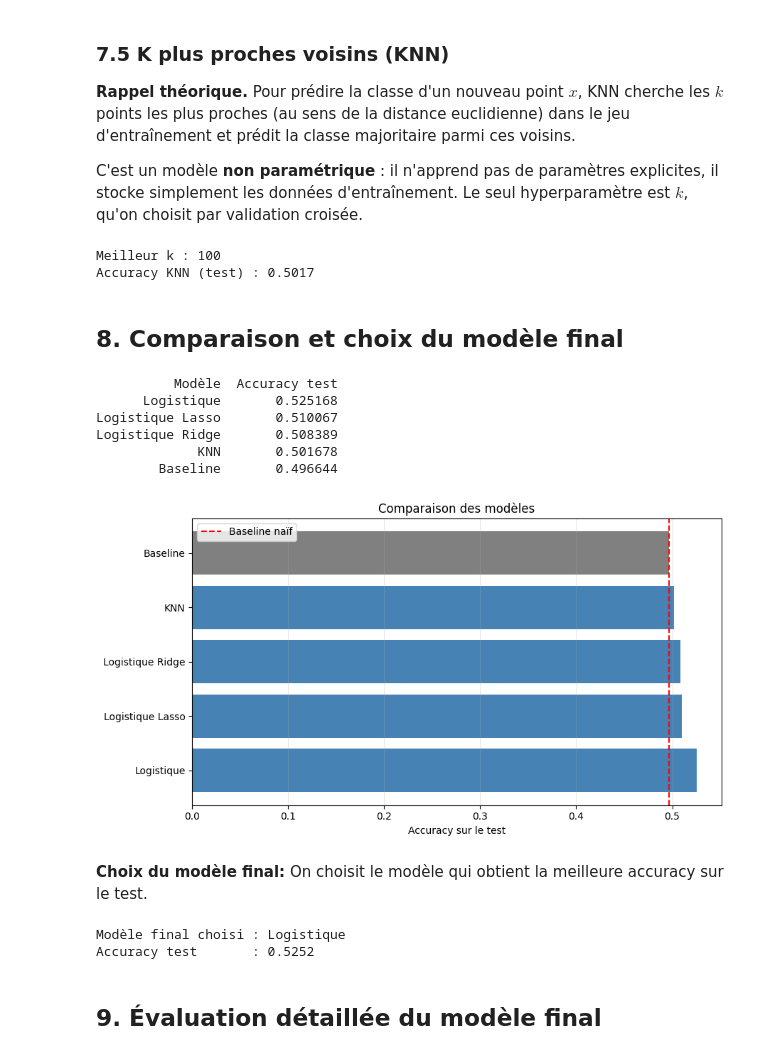
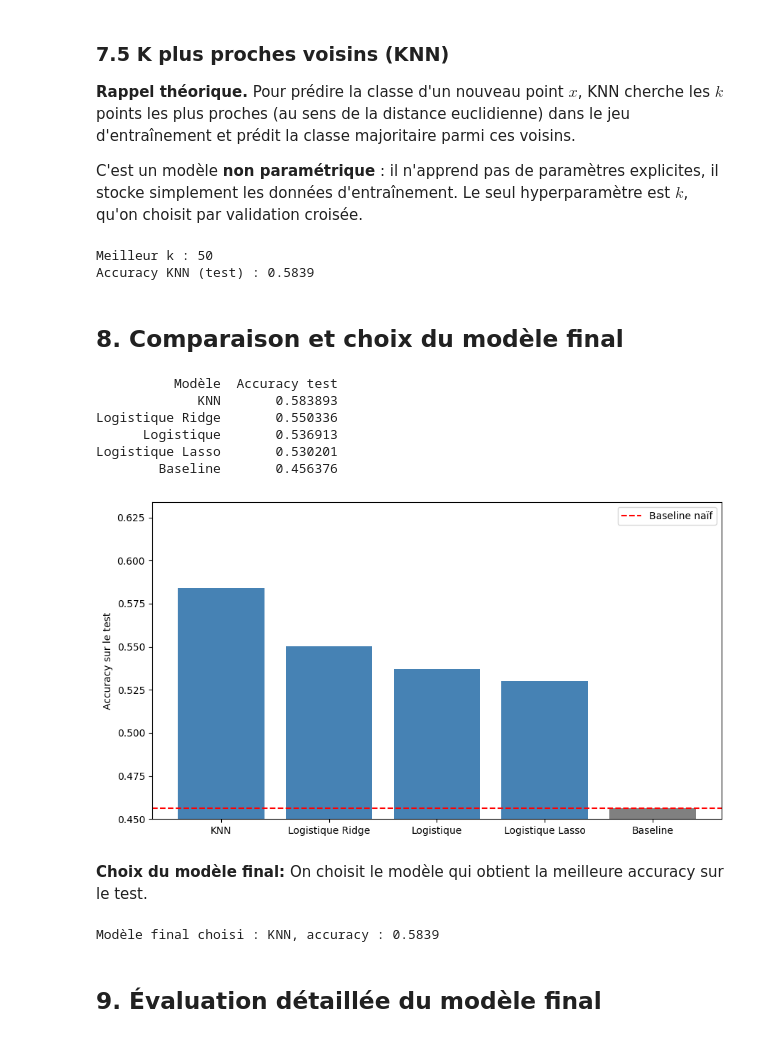
Before and after one commit to xEditedNewt/ml-projet-crypto, a Jupyter notebook: projet_ml_crypto.ipynb, the cells around one changed output. Saved outputs shown, nothing was run; the diff lists cells and outputs as text; code cells hidden in the pictures.

Commit message:
Sélection features, conclusion, visualisations et restructuration sections
Co-Authored-By: Claude Sonnet 4.6 <noreply@anthropic.com>

```diff
--- a/projet_ml_crypto.ipynb
+++ b/projet_ml_crypto.ipynb
@@ -161,7 +161,6 @@ def construire_features(df):
 
     # Volatilité réalisée (std des rendements journaliers)
     data['vol_5'] = data['return_1'].rolling(5).std()
-    data['vol_10'] = data['return_1'].rolling(10).std()
     data['vol_20'] = data['return_1'].rolling(20).std()
 
     # Volume normalisé par sa moyenne mobile 20j
@@ -175,10 +174,11 @@ def construire_features(df):
 df_feat = construire_features(df)
 
 #liste des features que l'on va utiliser pour entrainer le modèle
+#liste des features que l'on va utiliser pour entrainer le modèle
 FEATURES = [
     'return_1', 'return_2', 'return_5', 'return_10',
     'ecart_MA20',
-    'vol_5', 'vol_10', 'vol_20',
+    'vol_5', 'vol_20',
     'vol_norm',
 ]
 
@@ -222,8 +242,8 @@ X = df_clean[FEATURES].values
 y = df_clean['y'].values
 dates = df_clean['Date'].values
 
-# Split chronologique 90/10
-split_idx = int(len(df_clean) * 0.9) #calul indice qui coupe à 90%
+# Split chronologique 95/5
+split_idx = int(len(df_clean) * 0.95)
 
 X_train, X_test = X[:split_idx], X[split_idx:]
 y_train, y_test = y[:split_idx], y[split_idx:]
@@ -450,57 +465,52 @@ print(f"Accuracy KNN (test) : {acc_knn:.4f}")
 
 resultats['KNN'] = acc_knn
 # %% [output]
-Meilleur k : 100
-Accuracy KNN (test) : 0.5017
+Meilleur k : 50
+Accuracy KNN (test) : 0.5839
 # %% [markdown]
 ## 8. Comparaison et choix du modèle final
 # %%
 # Récapitulatif des accuracies
 df_resultats = pd.DataFrame({
     'Modèle': list(resultats.keys()),
     'Accuracy test': list(resultats.values()),
 }).sort_values('Accuracy test', ascending=False).reset_index(drop=True)
 
 print(df_resultats.to_string(index=False))
 
 # Visualisation
 fig, ax = plt.subplots(figsize=(9, 5))
 colors = ['gray' if m == 'Baseline' else 'steelblue' for m in df_resultats['Modèle']]
-ax.barh(df_resultats['Modèle'], df_resultats['Accuracy test'], color=colors)
-ax.axvline(acc_baseline, color='red', linestyle='--', label='Baseline naïf')
-ax.set_xlabel("Accuracy sur le test")
-ax.set_title("Comparaison des modèles")
+ax.bar(df_resultats['Modèle'], df_resultats['Accuracy test'], color=colors)
+ax.axhline(acc_baseline, color='red', linestyle='--', label='Baseline naïf')
+ax.set_ylabel('Accuracy sur le test')
+ax.set_ylim(0.45, max(df_resultats['Accuracy test']) + 0.05)
 ax.legend()
-ax.grid(axis='x', alpha=0.3)
 plt.tight_layout()
 plt.show()
 # %% [output]
           Modèle  Accuracy test
-      Logistique       0.525168
-Logistique Lasso       0.510067
-Logistique Ridge       0.508389
-             KNN       0.501678
-        Baseline       0.496644
+             KNN       0.583893
+Logistique Ridge       0.550336
+      Logistique       0.536913
+Logistique Lasso       0.530201
+        Baseline       0.456376
-[figure, old version]
+[figure, new version]
 # %% [markdown]
 **Choix du modèle final:** On choisit le modèle qui obtient la meilleure accuracy sur le test.
 # %%
-# Sélection du meilleur modèle (hors baseline)
 modeles_dispo = {
     'Logistique': logreg,
     'Logistique Ridge': logreg_ridge,
     'Logistique Lasso': logreg_lasso,
     'KNN': knn_cv.best_estimator_,
 }
-best_name = max(
-    (m for m in resultats if m != 'Baseline'),
-    key=lambda m: resultats[m]
-)
+
+best_name = max(modeles_dispo, key=lambda m: resultats[m])
 best_model = modeles_dispo[best_name]
-print(f"Modèle final choisi : {best_name}")
-print(f"Accuracy test       : {resultats[best_name]:.4f}")
+
+print(f"Modèle final choisi : {best_name}, accuracy : {resultats[best_name]:.4f}")
 # %% [output]
-Modèle final choisi : Logistique
-Accuracy test       : 0.5252
+Modèle final choisi : KNN, accuracy : 0.5839
 # %% [markdown]
 ## 9. Évaluation détaillée du modèle final
```
Also changed, not shown: parts of 17 cells of this notebook.
